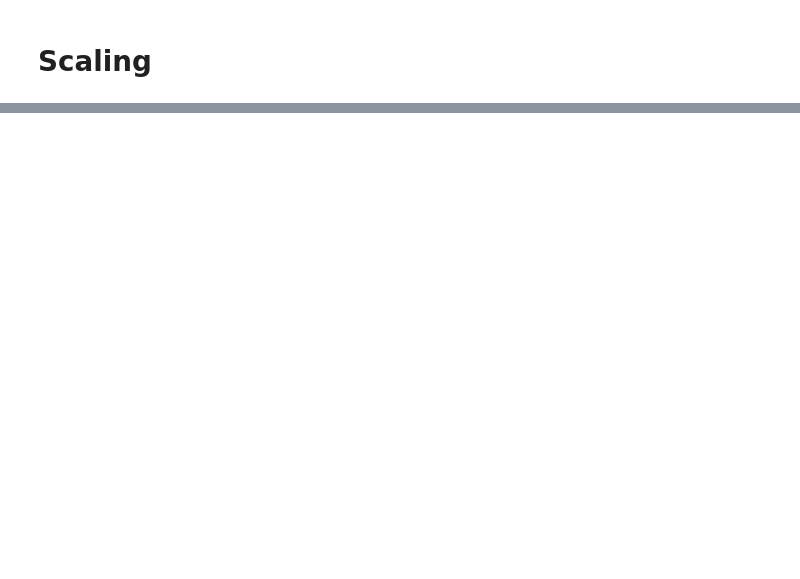
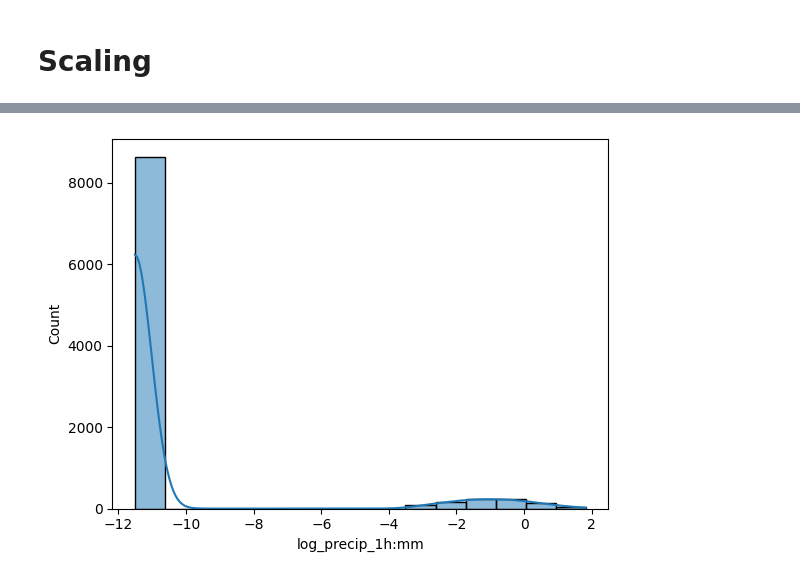
Before and after one commit to Niki827/watt_squad, a Jupyter notebook: notebooks/Preprocessing_Niki.ipynb, the cells around one changed output, grey strips where cells are left out. Saved outputs shown, nothing was run; the diff lists cells and outputs as text; code cells hidden in the pictures; blank space fills up the shorter version.

```diff
--- a/notebooks/Preprocessing_Niki.ipynb
+++ b/notebooks/Preprocessing_Niki.ipynb
@@ -154,0 +171,5 @@ sns.boxplot(data=data, x='precip_1h:mm');
+# %%
+import pandas as pd
+
+epsilon = 1e-5
+data['log_precip_1h:mm'] = np.log(data['precip_1h:mm'] + epsilon)
@@ -154,0 +188,4 @@ sns.boxplot(data=data, x='precip_1h:mm');
+# %%
+sns.histplot(data['log_precip_1h:mm'], kde=True);
+# %% [output]
+[figure, added]
```
Also changed, not shown: parts of 19 cells of this notebook.
